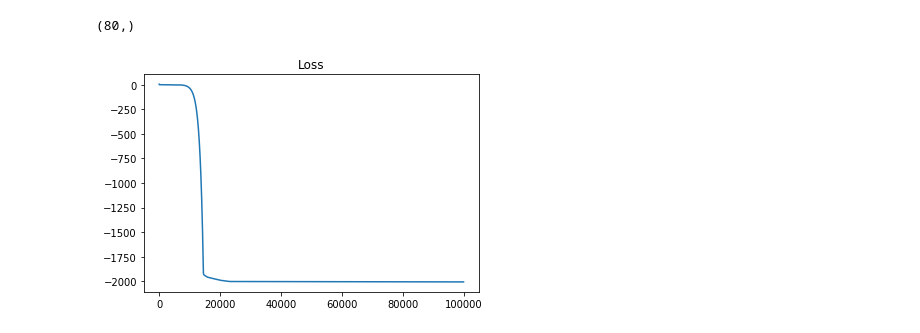
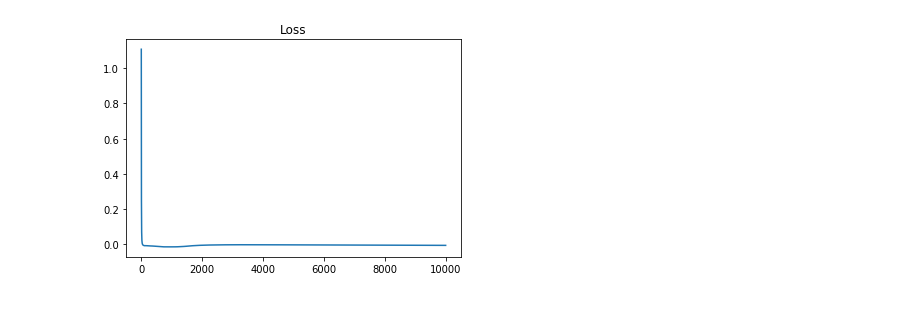
Before and after one commit to SergioAlvarezB/ml-numpy, a Jupyter notebook: notebooks/svm-kernels.ipynb, the cells around one changed output. Drawn from its saved outputs; the diff is of its cells as text; code cells hidden in the pictures.

```diff
--- a/notebooks/svm-kernels.ipynb
+++ b/notebooks/svm-kernels.ipynb
@@ -26,4 +42,0 @@ model = SVM(C=10)
-# %%
-y_train.shape
-# %% [output]
-(80,)
@@ -32,6 +43,9 @@ loss = model.fit(x_train, y_train, iterations=100000, learning_rate=1e-3)
 # %%
+model = SVM()
+loss = model.fit(x_train, y_train, iterations=10000, learning_rate=0.01)
+
 plt.plot(loss[1:])
 plt.title('Loss')
 plt.show();
 # %% [output]
-[figure, old version]
+[figure, new version]
```
Also changed, not shown: parts of 32 cells of this notebook, 4 other files.
